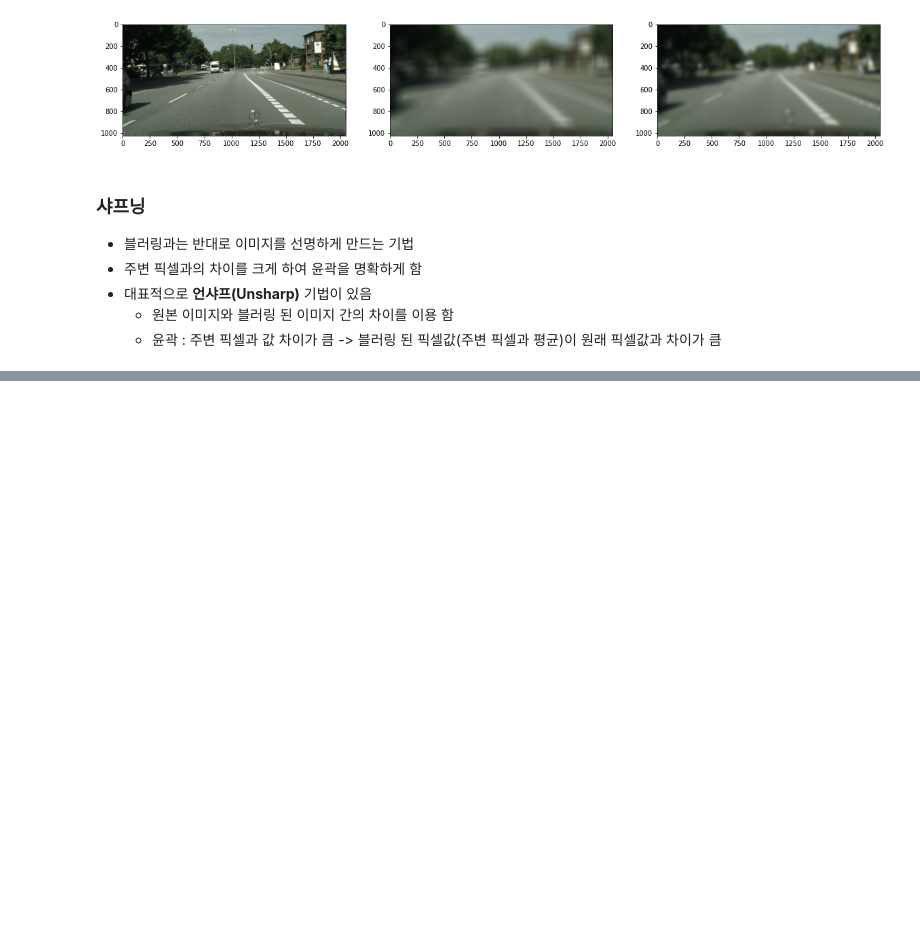
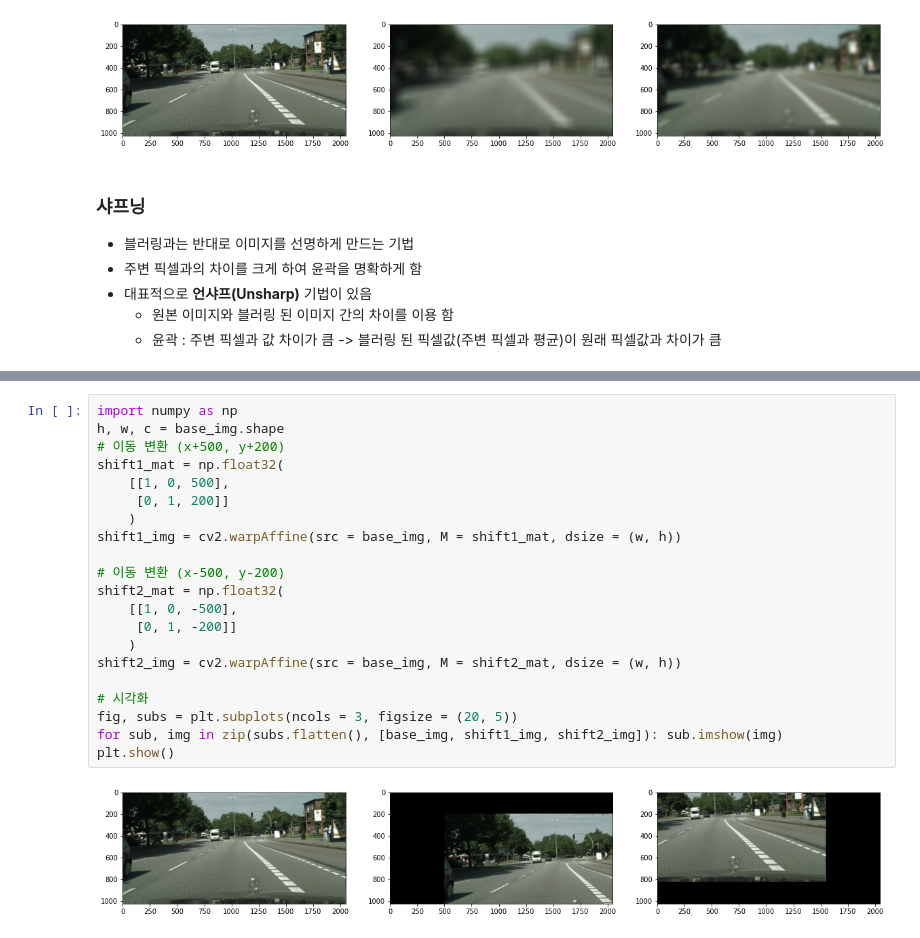
Before and after one commit to Kwan-Gu/data_science, a Jupyter notebook: ML/Segmentation/OpenCV/Basic_OpenCV.ipynb, the cells around one changed output, grey strips where cells are left out. Cells and saved outputs as stored; diff of their text form; blank space fills up the shorter version.

Commit message:
Update Basic_OpenCV Affine

```diff
--- a/ML/Segmentation/OpenCV/Basic_OpenCV.ipynb
+++ b/ML/Segmentation/OpenCV/Basic_OpenCV.ipynb
@@ -210,0 +270,23 @@ Clipping input data to the valid range for imshow with RGB data ([0..1] for floa
+# %%
+import numpy as np
+h, w, c = base_img.shape
+# 이동 변환 (x+500, y+200)
+shift1_mat = np.float32(
+    [[1, 0, 500],
+     [0, 1, 200]]
+    )
+shift1_img = cv2.warpAffine(src = base_img, M = shift1_mat, dsize = (w, h))
+
+# 이동 변환 (x-500, y-200)
+shift2_mat = np.float32(
+    [[1, 0, -500],
+     [0, 1, -200]]
+    )
+shift2_img = cv2.warpAffine(src = base_img, M = shift2_mat, dsize = (w, h))
+
+# 시각화
+fig, subs = plt.subplots(ncols = 3, figsize = (20, 5))
+for sub, img in zip(subs.flatten(), [base_img, shift1_img, shift2_img]): sub.imshow(img)
+plt.show()
+# %% [output]
+[figure, added]
```
Also changed, not shown: parts of 20 cells of this notebook, 4 other files.
